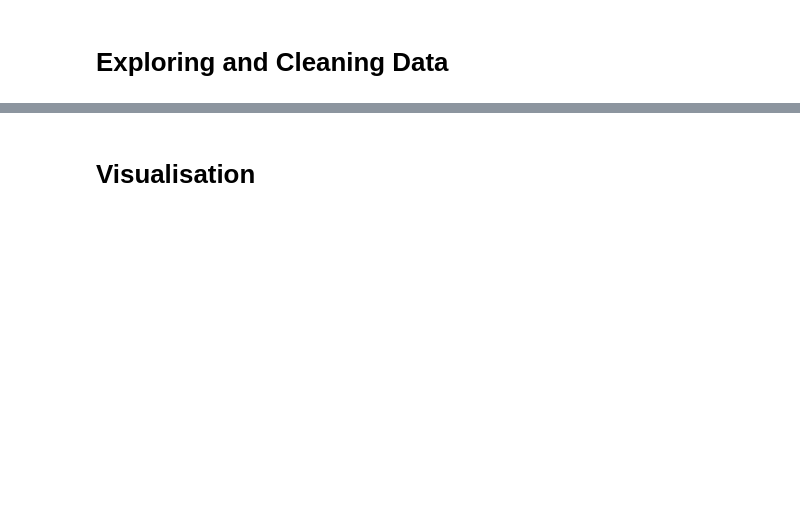
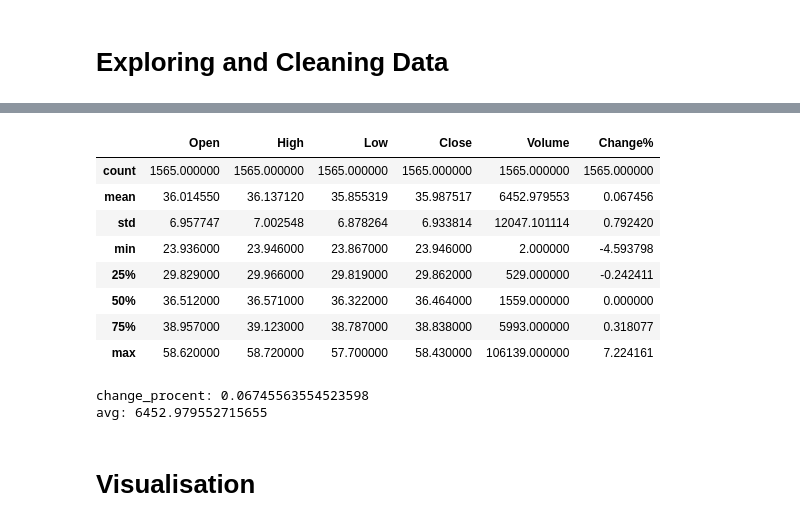
Before and after one commit to cph-oo221/Dat4-BI-MP1, a Jupyter notebook: stocks.ipynb, the cells around one changed output, grey strips where cells are left out. Cells and saved outputs as stored; diff of their text form; code cells hidden in the pictures; blank space fills up the shorter version.

```diff
--- a/stocks.ipynb
+++ b/stocks.ipynb
@@ -76,2 +192,25 @@ df['text'][0]
+# %%
+# Insights of the value scope
+df['text'][0].describe()
+# %% [output]
+|  | Open | High | Low | Close | Volume | Change% |
+| count | 1565.000000 | 1565.000000 | 1565.000000 | 1565.000000 | 1565.000000 | 1565.000000 |
+| mean | 36.014550 | 36.137120 | 35.855319 | 35.987517 | 6452.979553 | 0.067456 |
+| std | 6.957747 | 7.002548 | 6.878264 | 6.933814 | 12047.101114 | 0.792420 |
+| min | 23.936000 | 23.946000 | 23.867000 | 23.946000 | 2.000000 | -4.593798 |
+| 25% | 29.829000 | 29.966000 | 29.819000 | 29.862000 | 529.000000 | -0.242411 |
+| 50% | 36.512000 | 36.571000 | 36.322000 | 36.464000 | 1559.000000 | 0.000000 |
+| 75% | 38.957000 | 39.123000 | 38.787000 | 38.838000 | 5993.000000 | 0.318077 |
+| max | 58.620000 | 58.720000 | 57.700000 | 58.430000 | 106139.000000 | 7.224161 |
+# %%
+# Mean of change% and volume
+change_procent = np.mean(df['text'][0]['Change%'])
+avg = np.mean(df['text'][0]['Volume'])
+
+print(f'change_procent: {change_procent}')
+print(f'avg: {avg}')
+# %% [output]
+change_procent: 0.06745563554523598
+avg: 6452.979552715655
 # %% [markdown]
 # Visualisation
```
Also changed, not shown: parts of 18 cells of this notebook.
